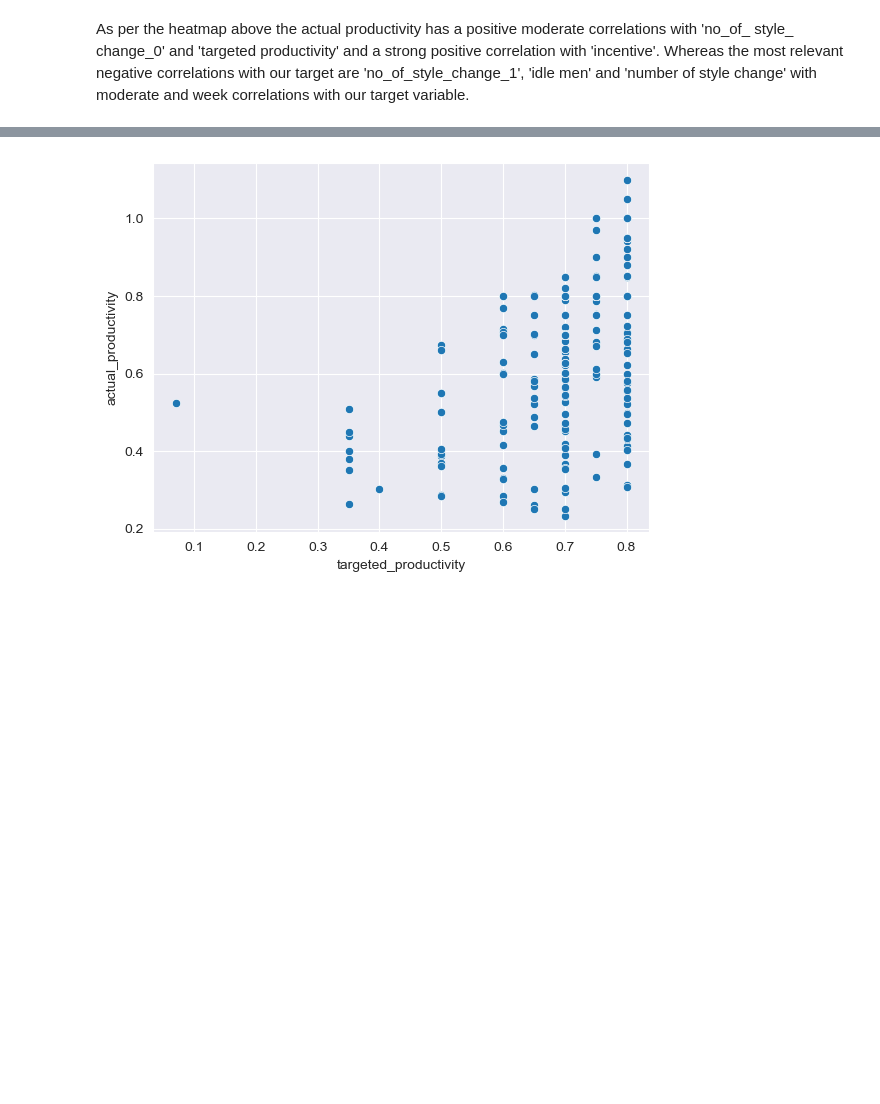
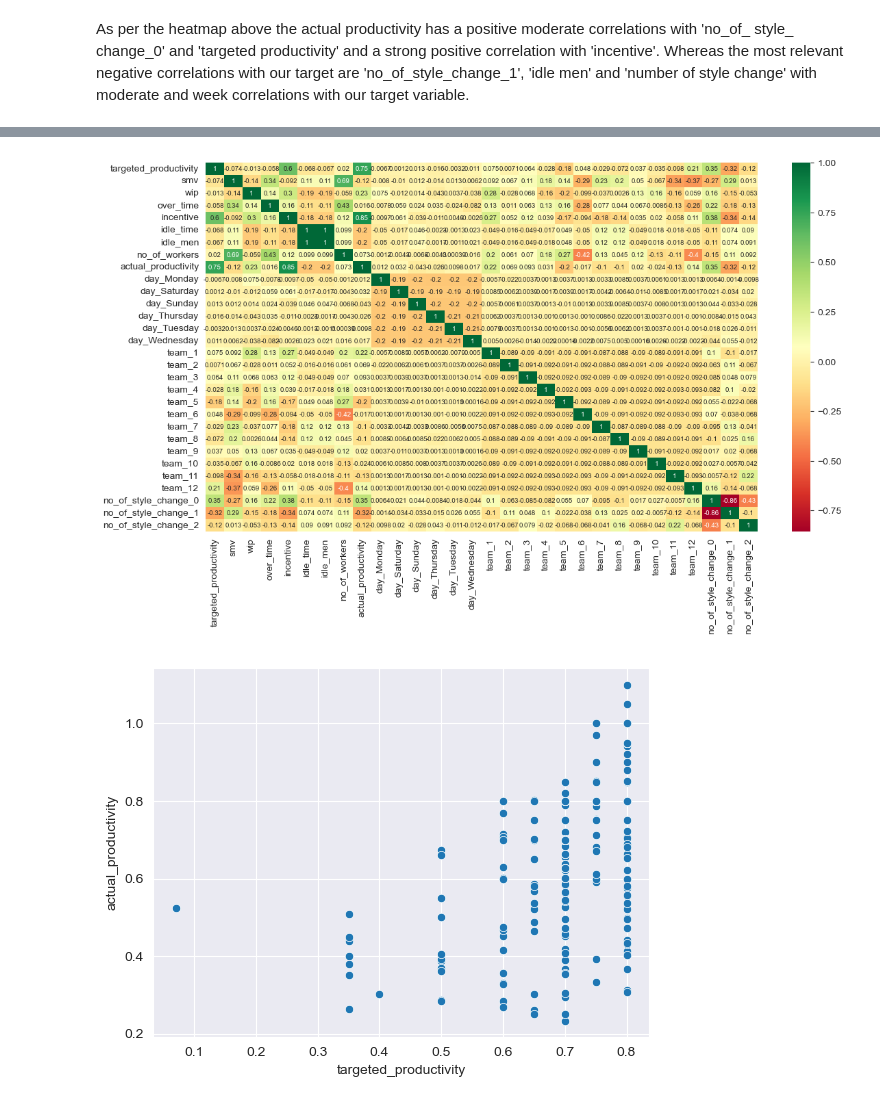
Before and after one commit to JonilsonRosinaldo/Statistical-Analysis, a Jupyter notebook: Inferential Statistics Analysis.ipynb, the cells around one changed output, grey strips where cells are left out. Saved outputs shown, nothing was run; the diff lists cells and outputs as text; code cells hidden in the pictures; blank space fills up the shorter version.

Commit message:
Cross Validation Improvements + correlations
Spearman Correlation added, new results after Cross Validation (linearity seems now to dominate the patterns)

```diff
--- a/Inferential Statistics Analysis.ipynb
+++ b/Inferential Statistics Analysis.ipynb
@@ -596,3 +645,10 @@ As per the heatmap above the actual productivity has a positive moderate correla
+# %%
+# Spearsman Correlation
+plt.figure(figsize=(13, 7))
+sns.heatmap(new_df.corr(method="spearman"), annot=new_df.corr(method="spearman"), annot_kws={"size":7}, cmap="RdYlGn")
+plt.show()
+# %% [output]
+[figure, added]
 # %%
 for c in new_df.drop("actual_productivity", axis=1).columns:
     sns.scatterplot(new_df, x=c, y="actual_productivity")
```
Also changed, not shown: parts of 20 cells of this notebook.
